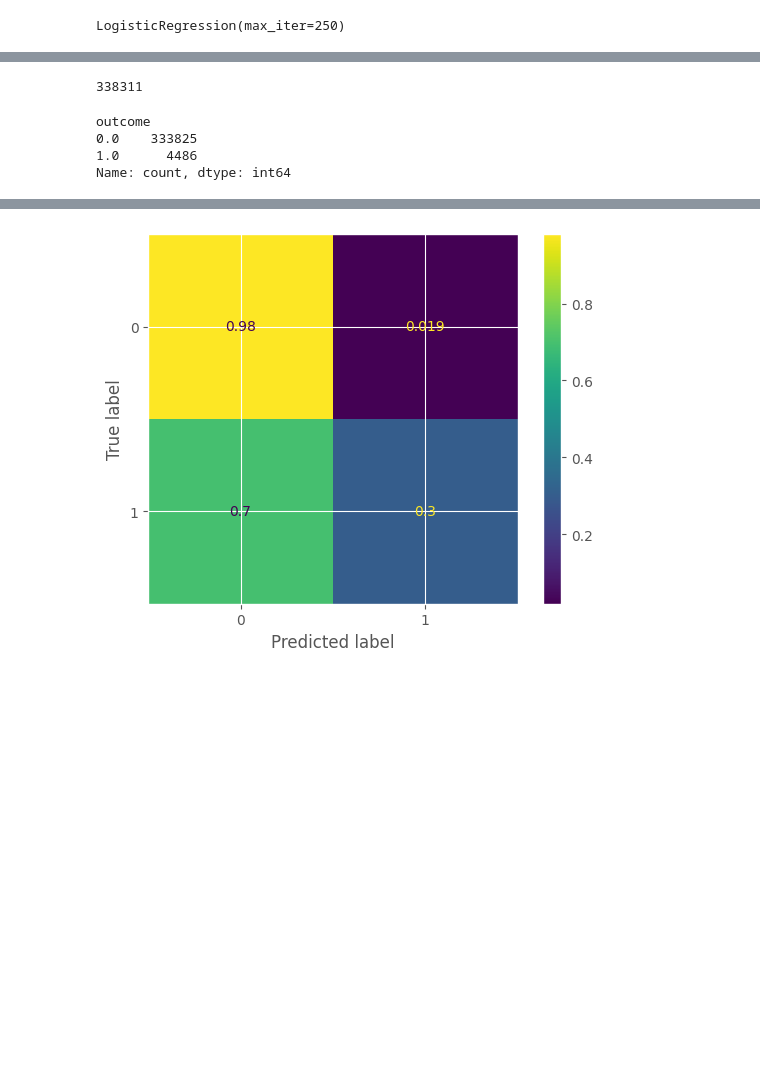
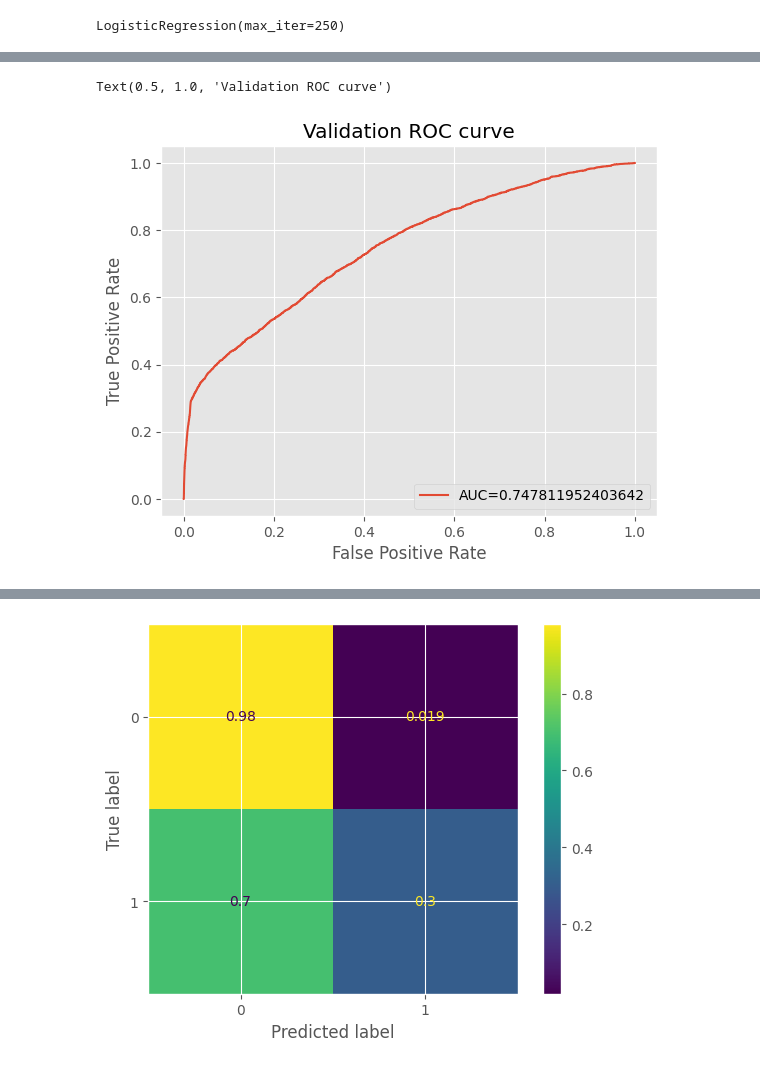
Before and after one commit to uhernando002/zrive-ds, a Jupyter notebook: src/module_3/module_3_milestone1.ipynb, the cells around one changed output, grey strips where cells are left out. Saved outputs shown, nothing was run; the diff lists cells and outputs as text; code cells hidden in the pictures; blank space fills up the shorter version.

```diff
--- a/src/module_3/module_3_milestone1.ipynb
+++ b/src/module_3/module_3_milestone1.ipynb
@@ -144,13 +153,5 @@ array([[ 3.57493341e-02, -6.89855839e-02,  2.71194491e+00,
 # %%
-Y_prob = regr.predict_proba(X_validation)
+Y_prob = regr.predict_proba(X_validation)[:,1]
-# %%
-len(Y_prob[:,1])
-# %% [output]
-338311
-# %%
-Y_validation.value_counts()
-# %% [output]
-outcome
-0.0    333825
-1.0      4486
-Name: count, dtype: int64
+# %%
+fpr, tpr, thresholds_roc = metrics.roc_curve(Y_validation, Y_prob)
+auc_roc = metrics.roc_auc_score(Y_validation, Y_prob)
@@ -156,0 +167,10 @@ Name: count, dtype: int64
+# %%
+#create ROC curve
+plt.plot(fpr,tpr,label="AUC="+str(auc_roc))
+plt.ylabel('True Positive Rate')
+plt.xlabel('False Positive Rate')
+plt.legend(loc=4)
+plt.title("Validation ROC curve")
+# %% [output]
+Text(0.5, 1.0, 'Validation ROC curve')
+[figure, added]
```
Also changed, not shown: parts of 13 cells of this notebook.
